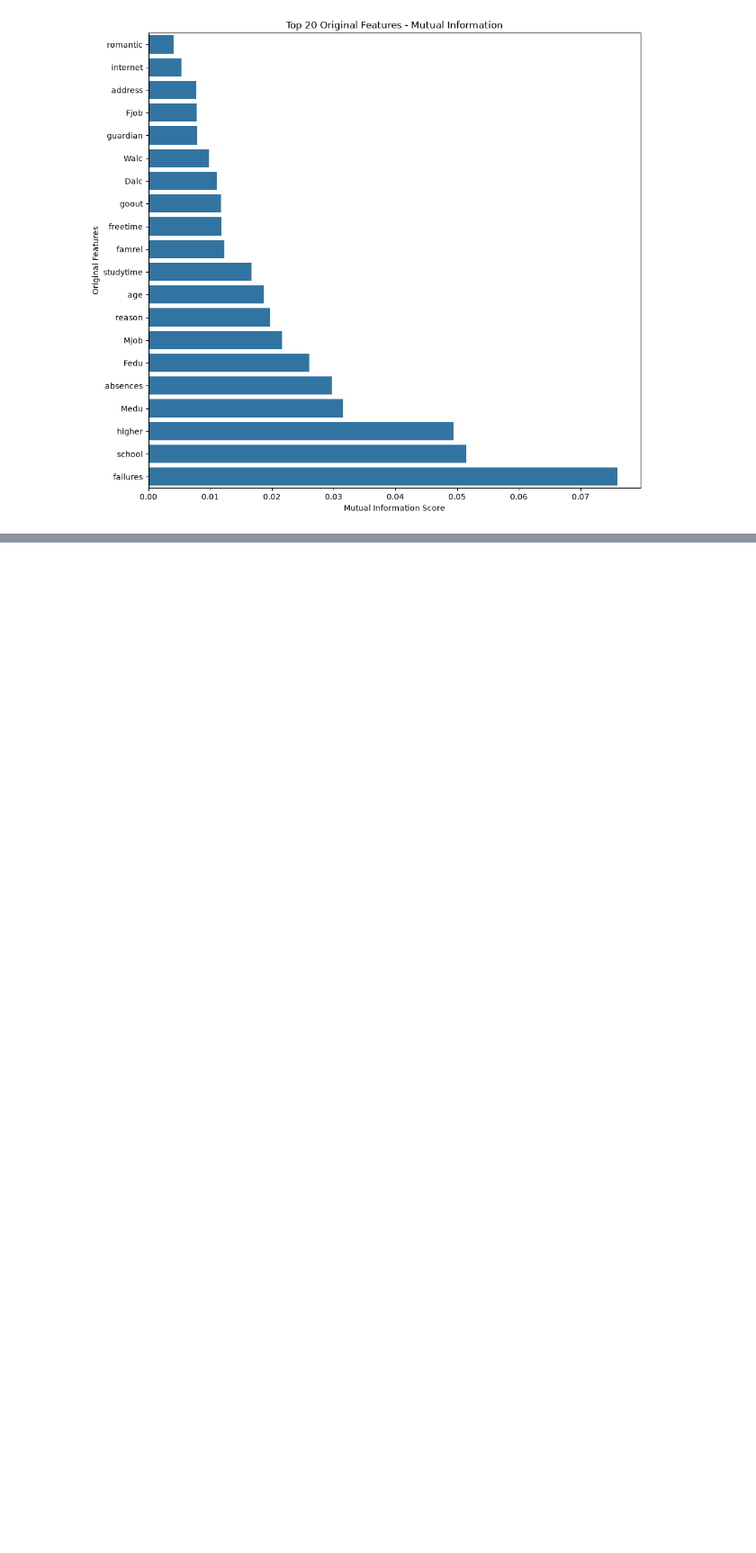
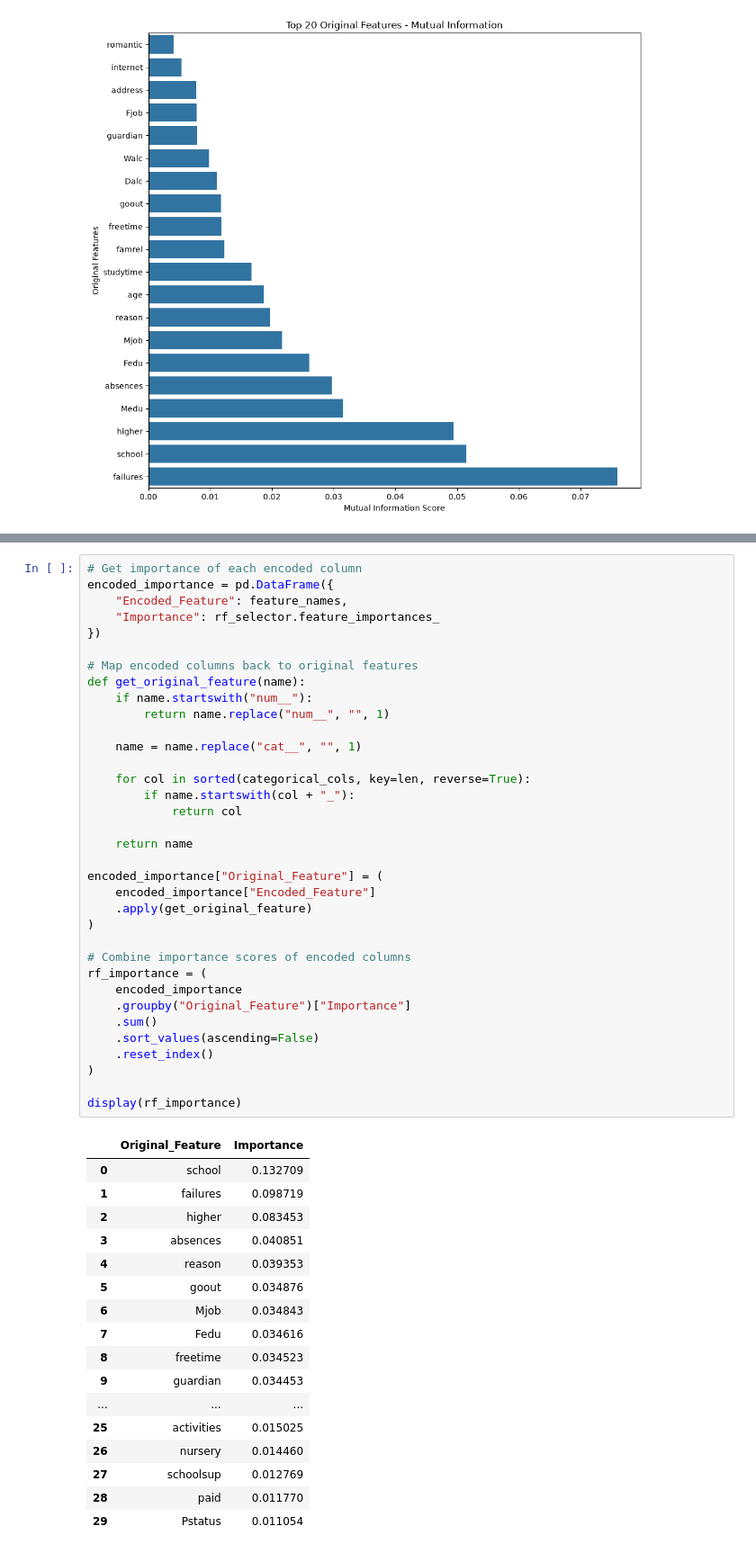
Before and after one commit to SachinKrSingh-138/Academic_Project, a Jupyter notebook: notebooks/analysis.ipynb, the cells around one changed output, grey strips where cells are left out. Shown at 90% size. Drawn from its saved outputs; the diff is of its cells as text; blank space fills up the shorter version.

```diff
--- a/notebooks/analysis.ipynb
+++ b/notebooks/analysis.ipynb
@@ -517,0 +535,53 @@ plt.show()
+# %%
+# Get importance of each encoded column
+encoded_importance = pd.DataFrame({
+    "Encoded_Feature": feature_names,
+    "Importance": rf_selector.feature_importances_
+})
+
+# Map encoded columns back to original features
+def get_original_feature(name):
+    if name.startswith("num__"):
+        return name.replace("num__", "", 1)
+
+    name = name.replace("cat__", "", 1)
+
+    for col in sorted(categorical_cols, key=len, reverse=True):
+        if name.startswith(col + "_"):
+            return col
+
+    return name
+
+encoded_importance["Original_Feature"] = (
+    encoded_importance["Encoded_Feature"]
+    .apply(get_original_feature)
+)
+
+# Combine importance scores of encoded columns
+rf_importance = (
+    encoded_importance
+    .groupby("Original_Feature")["Importance"]
+    .sum()
+    .sort_values(ascending=False)
+    .reset_index()
+)
+
+display(rf_importance)
+# %% [output]
+|  | Original_Feature | Importance |
+| 0 | school | 0.132709 |
+| 1 | failures | 0.098719 |
+| 2 | higher | 0.083453 |
+| 3 | absences | 0.040851 |
+| 4 | reason | 0.039353 |
+| 5 | goout | 0.034876 |
+| 6 | Mjob | 0.034843 |
+| 7 | Fedu | 0.034616 |
+| 8 | freetime | 0.034523 |
+| 9 | guardian | 0.034453 |
+| ... | ... | ... |
+| 25 | activities | 0.015025 |
+| 26 | nursery | 0.014460 |
+| 27 | schoolsup | 0.012769 |
+| 28 | paid | 0.011770 |
+| 29 | Pstatus | 0.011054 |
```
Also changed, not shown: parts of 5 cells of this notebook.
